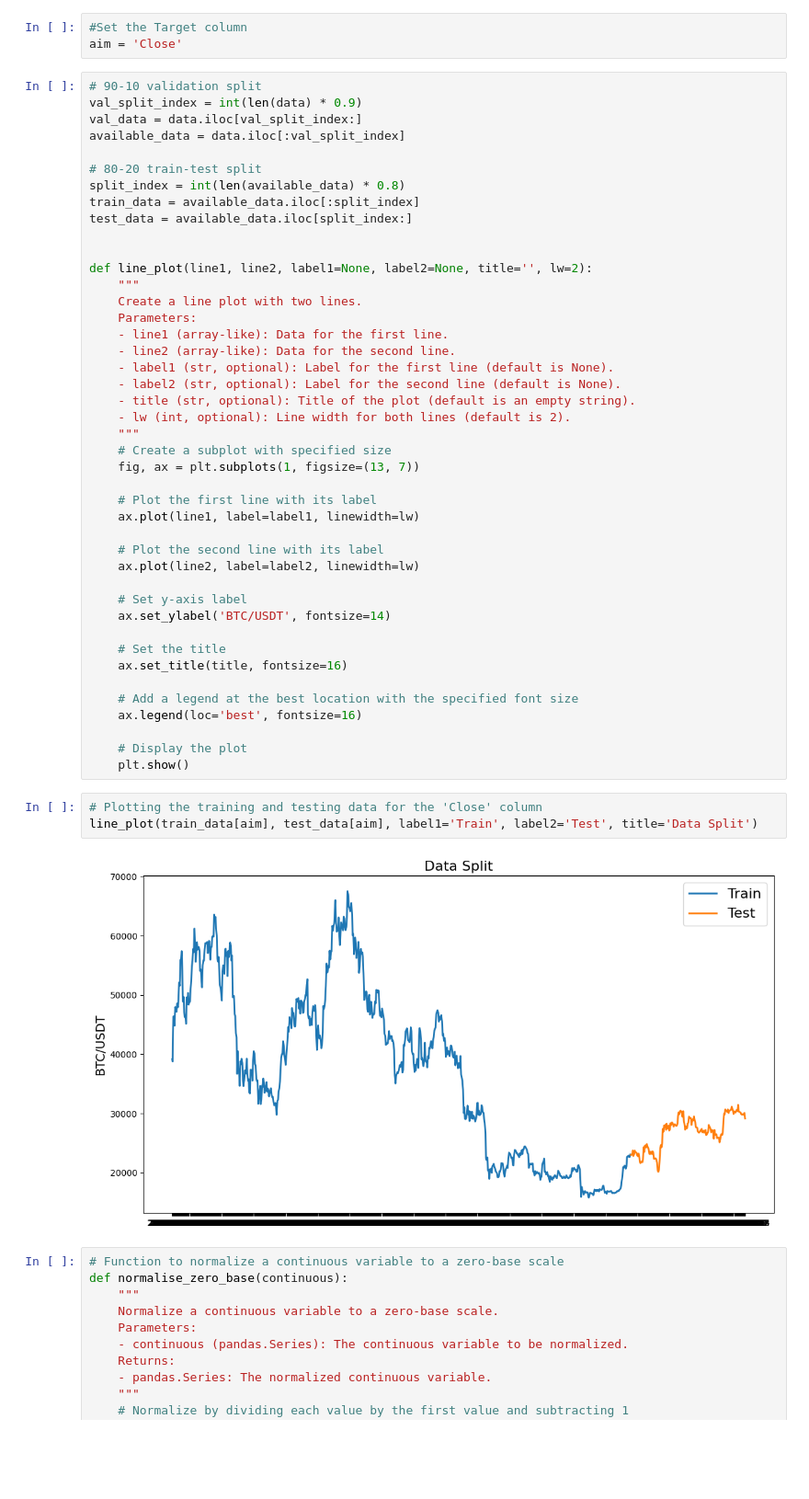
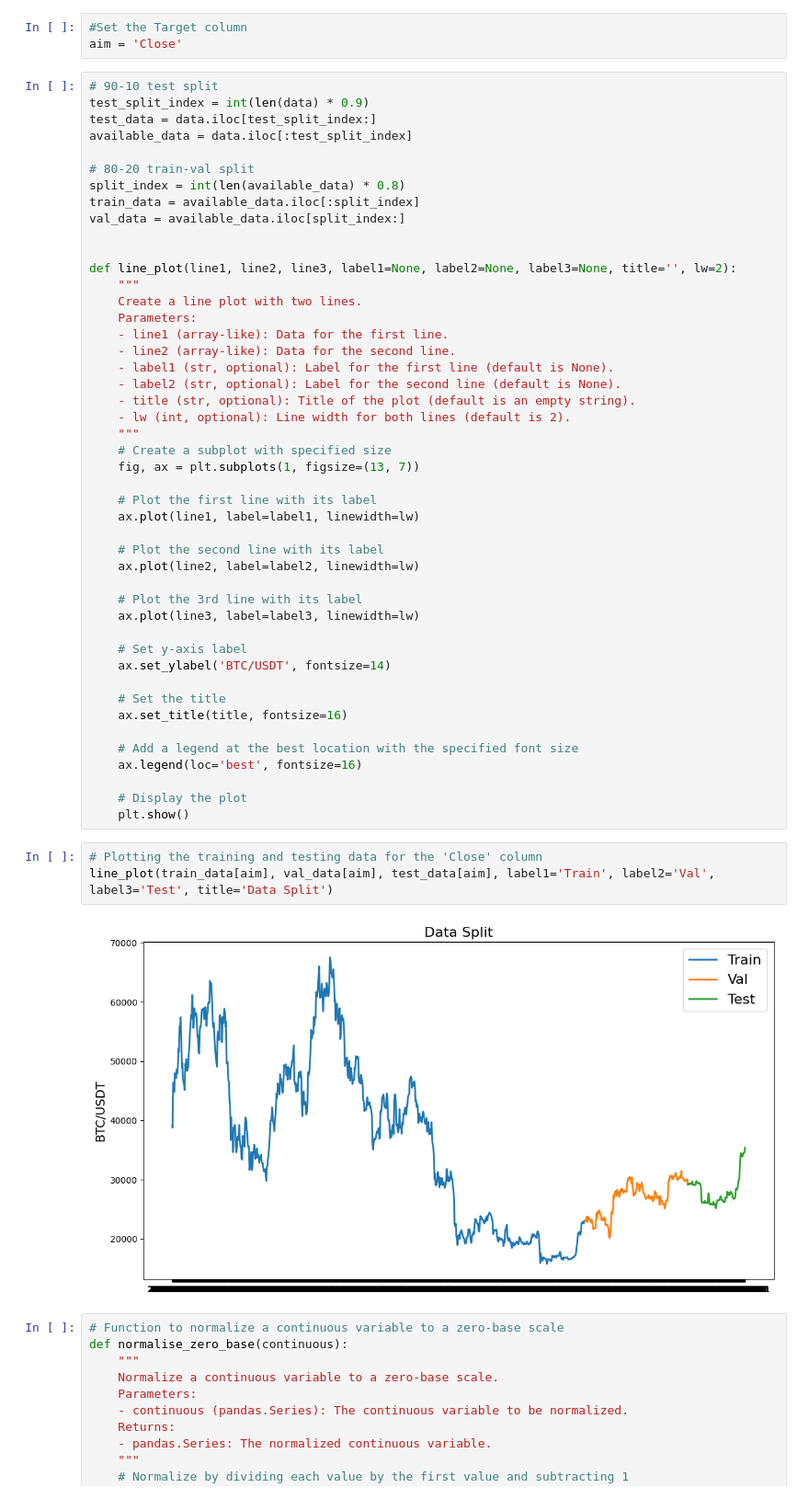
Before and after one commit to oscarlee8787/price_prediction, a Jupyter notebook: notebooks/CryptoPredictionBTC.ipynb, the cells around one changed output. Shown at 92% size. Saved outputs shown, nothing was run; the diff lists cells and outputs as text; blank space fills up the shorter version.

```diff
--- a/notebooks/CryptoPredictionBTC.ipynb
+++ b/notebooks/CryptoPredictionBTC.ipynb
@@ -130,18 +127,18 @@ data
 #Set the Target column
 aim = 'Close'
 # %%
-# 90-10 validation split
-val_split_index = int(len(data) * 0.9)
-val_data = data.iloc[val_split_index:]
-available_data = data.iloc[:val_split_index]
+# 90-10 test split
+test_split_index = int(len(data) * 0.9)
+test_data = data.iloc[test_split_index:]
+available_data = data.iloc[:test_split_index]
 
-# 80-20 train-test split
+# 80-20 train-val split
 split_index = int(len(available_data) * 0.8)
 train_data = available_data.iloc[:split_index]
-test_data = available_data.iloc[split_index:]
+val_data = available_data.iloc[split_index:]
 
 
-def line_plot(line1, line2, label1=None, label2=None, title='', lw=2):
+def line_plot(line1, line2, line3, label1=None, label2=None, label3=None, title='', lw=2):
     """
     Create a line plot with two lines.
     Parameters:
@@ -161,6 +158,9 @@ def line_plot(line1, line2, label1=None, label2=None, title='', lw=2):
     # Plot the second line with its label
     ax.plot(line2, label=label2, linewidth=lw)
 
+    # Plot the 3rd line with its label
+    ax.plot(line3, label=label3, linewidth=lw)
+
     # Set y-axis label
     ax.set_ylabel('BTC/USDT', fontsize=14)
 
@@ -174,9 +174,9 @@ def line_plot(line1, line2, label1=None, label2=None, title='', lw=2):
     plt.show()
 # %%
 # Plotting the training and testing data for the 'Close' column
-line_plot(train_data[aim], test_data[aim], label1='Train', label2='Test', title='Data Split')
+line_plot(train_data[aim], val_data[aim], test_data[aim], label1='Train', label2='Val', label3='Test', title='Data Split')
 # %% [output]
-[figure, old version]
+[figure, new version]
 # %%
 # Function to normalize a continuous variable to a zero-base scale
 def normalise_zero_base(continuous):
```
Also changed, not shown: parts of 26 cells of this notebook.
